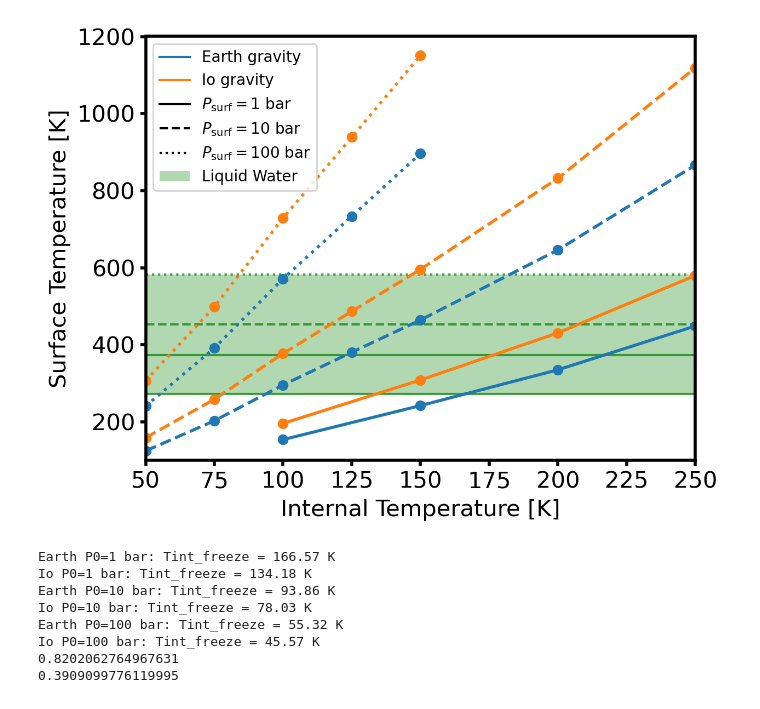
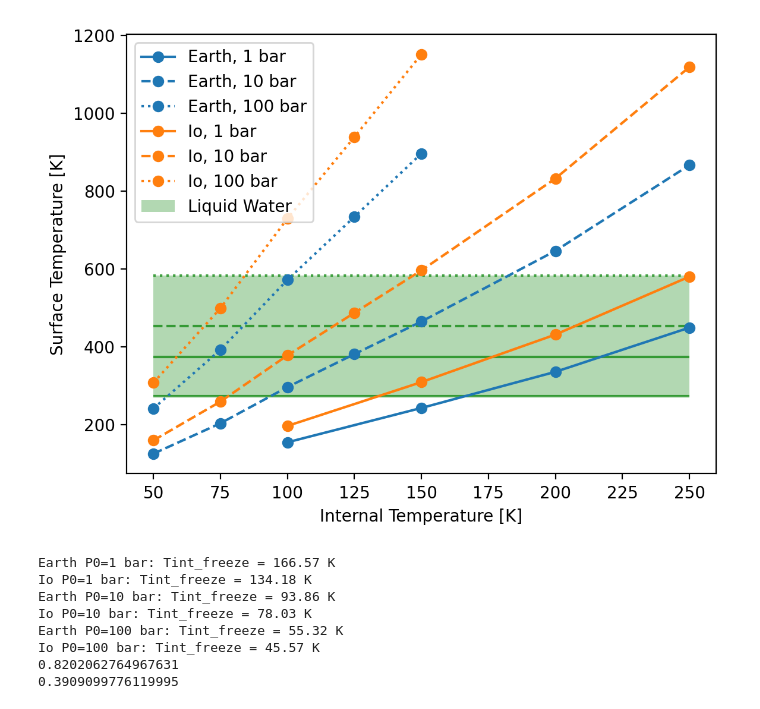
Before and after one commit to DavidDahlbudding/chelio, a Jupyter notebook: analyze/Tsurf_compare.ipynb, the cells around one changed output. Saved outputs shown, nothing was run; the diff lists cells and outputs as text; code cells hidden in the pictures.

Commit message:
Refactor data loading and plotting into separate modules

```diff
--- a/analyze/Tsurf_compare.ipynb
+++ b/analyze/Tsurf_compare.ipynb
@@ -1,23 +1,15 @@
 # %%
+# Basic imports and setup
 import numpy as np
 import matplotlib.pyplot as plt
-import matplotlib as mpl
-from matplotlib.colors import LogNorm, LinearSegmentedColormap, SymLogNorm, ListedColormap, BoundaryNorm
-from scipy.interpolate import interp1d, RegularGridInterpolator
-import sys
-import os
-import warnings
-
-helios_source = '../../HELIOS/source'
-if helios_source not in sys.path:
-    sys.path.append(helios_source)
-from species_database import species_lib
+from scipy.interpolate import interp1d
+from analyze_modules import load_parameter_sweep
+from analyze_modules.plot_utils import _get_scalar_data
 
 # get viridis colormap
 cmap = plt.get_cmap('viridis')
 cmap.set_bad(color='black')
-# set dpi to 200
-mpl.rcParams['figure.dpi'] = 200
+plt.rcParams['figure.dpi'] = 200
 # %%
 # habitability params
 T_freeze = 273.15 # K
@@ -322,62 +88,30 @@ Io, P0=1e8, C+O=1e-2, C/O=0.59
 # %%
-i_P0 = None
+fig, ax = plt.subplots()
+linestyles = ['o-', 'o--', 'o:']
+colors = ['tab:blue', 'tab:orange']
 
-if i_P0 is None:
-    maybe_loop = np.arange(len(P0s))
-else:
-    maybe_loop = [i_P0]
-
-
-linestyles = ['o-', 'o--', 'o:']
-colors = ['tab:blue', 'tab:orange', 'tab:red']
-colors = colors[:len(loop_overs)]
-plt.gca().set_prop_cycle('color', colors)
-
-for i_P0 in maybe_loop:
-    #print(loop_overs)
-    #print(tsurfs[:,i_P0,:])
-    mask = np.isnan(tsurfs[0,i_P0,:])
-    plt.plot(Tints[~mask], tsurfs[:,i_P0,~mask].T, linestyles[i_P0])
-    #, label=[r'X$_\mathrm{N}$ = 0.0' if l == '' else (r'X$_\mathrm{N}$ = ' + f'{l[-4:]}') for l in loop_overs])
+for i_planet, planet_name in enumerate(planets):
+    for i_P0, p0_val in enumerate(P0s):
+        mask = ~np.isnan(tsurfs[i_planet, i_P0, :])
+        ax.plot(
+            Tints[mask],
+            tsurfs[i_planet, i_P0, mask],
+            linestyles[i_P0],
+            color=colors[i_planet],
+            label=f'{planet_name}, {p0_val/1e6:g} bar'
+        )
 
 xmin = 50
 plt.hlines(T_freeze, xmin, Tints[-1], color='green', alpha=0.7, zorder=0)
 plt.fill([xmin, xmin, Tints[-1], Tints[-1]], [T_boil[-1], T_freeze, T_freeze, T_boil[-1]], 'green', alpha=0.3, label='Liquid Water', zorder=-5)
-for i_P0 in maybe_loop:
+for i_P0 in range(len(P0s)):
     plt.hlines(T_boil[i_P0], xmin, Tints[-1], color='green', linestyle=linestyles[i_P0][1:], alpha=0.7, zorder=0)
 
-plt.ylim(100, 1200)
-plt.xlim(xmin, 250)
-
-plt.xlabel('Internal Temperature [K]')
-plt.ylabel('Surface Temperature [K]')
-plt.title(name.replace(name.split(", ")[1], r'$P_\mathrm{surf}=$' + f'{P0s[i_P0]*1e-6:.0f}bar'))
-lgd = plt.legend()
-
-handles, labels = plt.gca().get_legend_handles_labels()
-for i in range(len(colors)):
-    handles.append(plt.Line2D([0], [0], color=colors[i]))
-    labels.append(loop_overs[i] + ' gravity')
-    #labels.append(r'$X_\mathrm{N}$ = 0.0' if loop_overs[i] == '' else (r'$X_\mathrm{N}$ = ' + f'{loop_overs[i][-4:]}'))
-for i in range(len(linestyles)):
-    handles.append(plt.Line2D([0], [0], linestyle=linestyles[i][1:], color='black'))
-    labels.append(r'$P_\mathrm{surf}=$' + f'{P0s[i]*1e-6:.0f} bar')
-handles.append(handles[0])
-labels.append(labels[0])
-handles = handles[1:]
-labels = labels[1:]
-lgd = plt.legend(handles, labels, loc='upper left')
-
-
-if True:
-    plt.title('')
-    #set_white(plt.gca())
-    increase_size(plt.gca(), linewidth=2, fontsize=15, legendloc='no')
-
-    plt.tight_layout()
-
-    plt.savefig(f'images/Paper1/ComparisonPlanet.svg', transparent=True)
+ax.set_xlabel('Internal Temperature [K]')
+ax.set_ylabel('Surface Temperature [K]')
+ax.legend()
+plt.show()
 # %% [output]
-[figure, old version]
+[figure, new version]
 # %%
 # Calculate internal temperature where surface temperature is equal to freezing point
```
Also changed, not shown: parts of 6 cells of this notebook, 6 other files.
